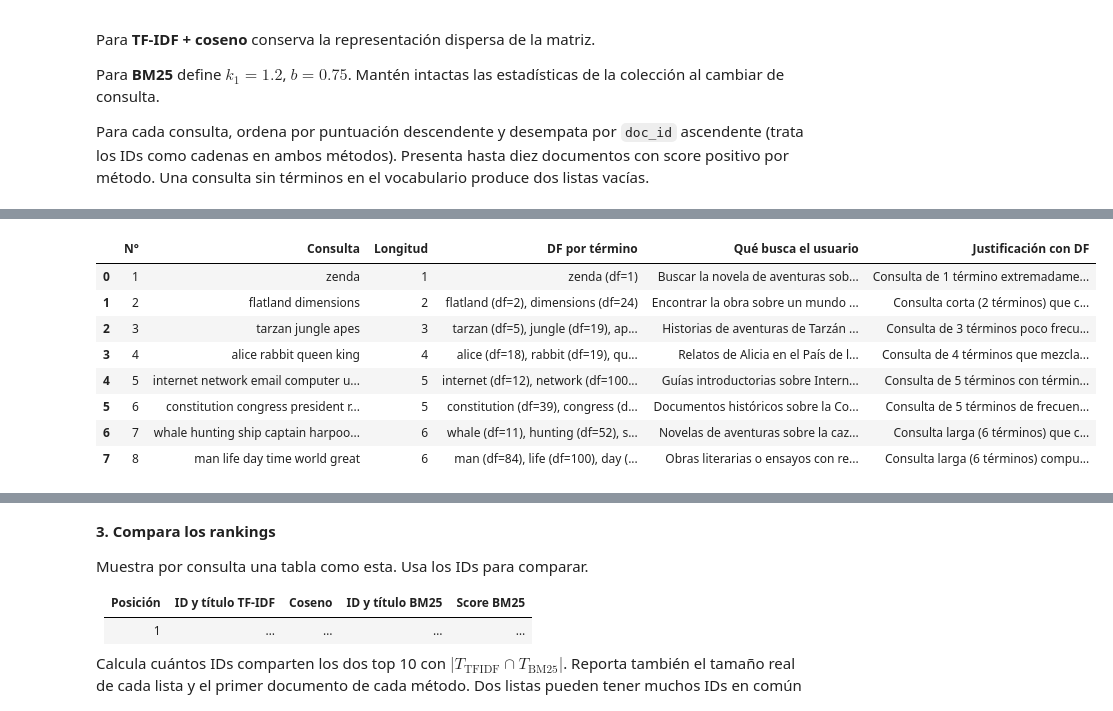
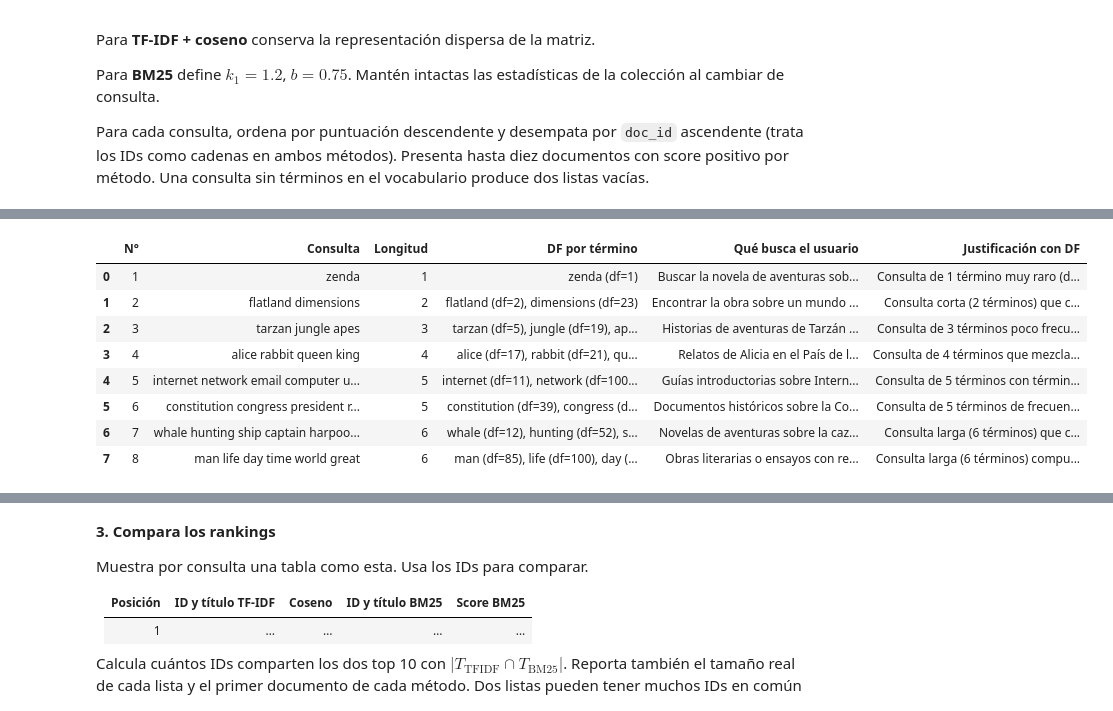
Before and after one commit to BrandonFreire/Notebooks-RI, a Jupyter notebook: IB/BM25/04_bm25.ipynb, the cells around one changed output, grey strips where cells are left out. Cells and saved outputs as stored; diff of their text form; code cells hidden in the pictures.

```diff
--- a/IB/BM25/04_bm25.ipynb
+++ b/IB/BM25/04_bm25.ipynb
@@ -152,12 +174,12 @@ consultas = [
     {
         'consulta': 'zenda',
         'necesidad': 'Buscar la novela de aventuras sobre el prisionero de Zenda.',
-        'justificacion_df': 'Consulta de 1 término extremadamente raro (df=1: solo aparece en 1 documento).'
+        'justificacion_df': 'Consulta de 1 término muy raro (df=1: solo aparece en 1 documento).'
     },
     {
         'consulta': 'flatland dimensions',
         'necesidad': 'Encontrar la obra sobre un mundo geométrico de múltiples dimensiones.',
-        'justificacion_df': 'Consulta corta (2 términos) que combina un término muy raro (flatland, df=2) con uno de frecuencia media-baja (dimensions, df=24).'
+        'justificacion_df': 'Consulta corta (2 términos) que combina un término muy raro (flatland, df=2) con uno de frecuencia media-baja (dimensions, df=23).'
     },
     {
         'consulta': 'tarzan jungle apes',
@@ -167,40 +189,45 @@ consultas = [
     {
         'consulta': 'alice rabbit queen king',
         'necesidad': 'Relatos de Alicia en el País de las Maravillas, el conejo blanco y los reyes.',
-        'justificacion_df': 'Consulta de 4 términos que mezcla términos poco frecuentes (alice df=18, rabbit df=19) con frecuentes (queen df=49, king df=62).'
+        'justificacion_df': 'Consulta de 4 términos que mezcla términos poco frecuentes (alice df=17, rabbit df=21) con frecuentes (queen df=50, king df=63).'
     },
     {
         'consulta': 'internet network email computer users',
         'necesidad': 'Guías introductorias sobre Internet, redes de computadoras y correo electrónico.',
-        'justificacion_df': 'Consulta de 5 términos con términos específicos (internet df=12, users df=16) y términos muy frecuentes presentes en las cabeceras del corpus (df=100).'
+        'justificacion_df': 'Consulta de 5 términos con términos específicos (internet df=11, users df=15) y términos muy frecuentes presentes en las cabeceras del corpus (df=100).'
     },
     {
         'consulta': 'constitution congress president rights government',
         'necesidad': 'Documentos históricos sobre la Constitución, el Congreso y el gobierno de Estados Unidos.',
-        'justificacion_df': 'Consulta de 5 términos de frecuencia media y alta (congress df=33, constitution df=39, president df=41, rights df=59, government df=61).'
+        'justificacion_df': 'Consulta de 5 términos de frecuencia media y alta (congress df=34, constitution df=39, president df=43, rights df=61, government df=62).'
     },
     {
         'consulta': 'whale hunting ship captain harpoon sea',
         'necesidad': 'Novelas de aventuras sobre la caza de ballenas con arpón en altamar.',
-        'justificacion_df': 'Consulta larga (6 términos) que combina términos muy raros (harpoon df=3, whale df=11) con términos frecuentes (captain df=47, ship df=51, hunting df=52, sea df=69).'
+        'justificacion_df': 'Consulta larga (6 términos) que combina términos muy raros (harpoon df=3, whale df=12) con términos frecuentes (captain df=48, ship df=51, hunting df=52, sea df=69).'
     },
     {
         'consulta': 'man life day time world great',
         'necesidad': 'Obras literarias o ensayos con reflexiones generales sobre el ser humano, la vida y el tiempo.',
-        'justificacion_df': 'Consulta larga (6 términos) compuesta exclusivamente por términos muy frecuentes en la colección (df entre 84 y 100).'
+        'justificacion_df': 'Consulta larga (6 términos) compuesta exclusivamente por términos muy frecuentes en la colección (df entre 85 y 100).'
     }
 ]
 
-# Resumen de las 8 consultas y sus valores de DF
+# Tabla con las 8 consultas y sus valores de DF
 filas_consultas = []
 for idx_q, c in enumerate(consultas, start=1):
     c['tokens'] = preprocesar(c['consulta'])
-    dfs_consulta = {t: df_terminos.get(t, 0) for t in c['tokens']}
+
+    partes_df = []
+    for t in c['tokens']:
+        df_val = df_terminos.get(t, 0)
+        partes_df.append(f"{t} (df={df_val})")
+
     filas_consultas.append({
         'N°': idx_q,
         'Consulta': c['consulta'],
         'Longitud': len(c['tokens']),
-        'DF por término': ', '.join(f"{t} (df={d})" for t, d in dfs_consulta.items()),
+        'DF por término': ', '.join(partes_df),
         'Qué busca el usuario': c['necesidad'],
         'Justificación con DF': c['justificacion_df']
     })
@@ -220,6 +247,7 @@ vectorizador_tfidf = TfidfVectorizer(
     sublinear_tf=False,
     norm=None
 )
+
 # Se conserva la matriz dispersa CSR
 matriz_tfidf_dispersa = vectorizador_tfidf.fit_transform(tabla_corpus['tokens'])
 print(f"Matriz TF-IDF dispersa: tipo={type(matriz_tfidf_dispersa).__name__}, forma={matriz_tfidf_dispersa.shape}, elementos no cero={matriz_tfidf_dispersa.nnz}")
@@ -228,36 +256,45 @@ print(f"Matriz TF-IDF dispersa: tipo={type(matriz_tfidf_dispersa).__name__}, for
 K1_BASE = 1.2
 B_BASE = 0.75
 
-longitudes_docs = [len(tokens) for tokens in tabla_corpus['tokens']]
+longitudes_docs = []
+conteos_docs = []
+for tokens in tabla_corpus['tokens']:
+    longitudes_docs.append(len(tokens))
+    conteos_docs.append(Counter(tokens))
+
 avgdl = sum(longitudes_docs) / N
-conteos_docs = [Counter(tokens) for tokens in tabla_corpus['tokens']]
 print(f"Estadísticas fijas de BM25: N={N}, avgdl={avgdl:.2f} tokens, k1={K1_BASE}, b={B_BASE}")
 
 # Funciones de búsqueda y ranking con desempate por doc_id ascendente
 def buscar_tfidf_coseno(tokens_consulta, top_k=10):
     tokens_validos = [t for t in tokens_consulta if t in df_terminos]
-    if not tokens_validos:
+    if len(tokens_validos) == 0:
         return []
+
     vector_q = vectorizador_tfidf.transform([tokens_consulta])
     scores = cosine_similarity(vector_q, matriz_tfidf_dispersa)[0]
-    resultados = [
-        {
-            'doc_id': str(ids_documentos[i]),
-            'titulo': titulos[i],
-            'score': float(scores[i]),
-            'indice_doc': i
-        }
-        for i in range(N) if scores[i] > 0
-    ]
+
+    resultados = []
+    for i in range(N):
+        if scores[i] > 0:
+            resultados.append({
+                'doc_id': str(ids_documentos[i]),
+                'titulo': titulos[i],
+                'score': float(scores[i]),
+                'indice_doc': i
+            })
+
     resultados.sort(key=lambda r: (-r['score'], str(r['doc_id'])))
     return resultados[:top_k]
 
 def aporte_termino_bm25(termino, indice_doc, k1=K1_BASE, b=B_BASE):
     if termino not in idf_terminos:
         return 0.0
+
     tf = conteos_docs[indice_doc][termino]
     if tf == 0:
         return 0.0
+
     dl = longitudes_docs[indice_doc]
     idf = idf_terminos[termino]
     numerador = tf * (k1 + 1.0)
@@ -266,11 +303,15 @@ def aporte_termino_bm25(termino, indice_doc, k1=K1_BASE, b=B_BASE):
 
 def buscar_bm25(tokens_consulta, k1=K1_BASE, b=B_BASE, top_k=10):
     tokens_validos = [t for t in tokens_consulta if t in df_terminos]
-    if not tokens_validos:
+    if len(tokens_validos) == 0:
         return []
+
     resultados = []
     for i in range(N):
-        score = sum(aporte_termino_bm25(t, i, k1=k1, b=b) for t in tokens_validos)
+        score = 0.0
+        for t in tokens_validos:
+            score += aporte_termino_bm25(t, i, k1=k1, b=b)
+
         if score > 0:
             resultados.append({
                 'doc_id': str(ids_documentos[i]),
@@ -278,6 +319,7 @@ def buscar_bm25(tokens_consulta, k1=K1_BASE, b=B_BASE, top_k=10):
                 'score': float(score),
                 'indice_doc': i
             })
+
     resultados.sort(key=lambda r: (-r['score'], str(r['doc_id'])))
     return resultados[:top_k]
 
@@ -286,7 +328,7 @@ for c in consultas:
     c['top_tfidf'] = buscar_tfidf_coseno(c['tokens'], top_k=10)
     c['top_bm25'] = buscar_bm25(c['tokens'], k1=K1_BASE, b=B_BASE, top_k=10)
 
-# Consulta vacía sin términos en el vocabulario
+# Consulta sin términos en el vocabulario
 consulta_vacia = preprocesar('quantumcomputing blockchainxyzw')
 print(
     "\nVerificación de consulta sin términos en el vocabulario ('quantumcomputing blockchainxyzw'):",
@@ -302,9 +340,9 @@ Verificación de consulta sin términos en el vocabulario ('quantumcomputing blo
 |  | N° | Consulta | Longitud | DF por término | Qué busca el usuario | Justificación con DF |
-| 0 | 1 | zenda | 1 | zenda (df=1) | Buscar la novela de aventuras sob... | Consulta de 1 término extremadame... |
-| 1 | 2 | flatland dimensions | 2 | flatland (df=2), dimensions (df=24) | Encontrar la obra sobre un mundo ... | Consulta corta (2 términos) que c... |
+| 0 | 1 | zenda | 1 | zenda (df=1) | Buscar la novela de aventuras sob... | Consulta de 1 término muy raro (d... |
+| 1 | 2 | flatland dimensions | 2 | flatland (df=2), dimensions (df=23) | Encontrar la obra sobre un mundo ... | Consulta corta (2 términos) que c... |
 | 2 | 3 | tarzan jungle apes | 3 | tarzan (df=5), jungle (df=19), ap... | Historias de aventuras de Tarzán ... | Consulta de 3 términos poco frecu... |
-| 3 | 4 | alice rabbit queen king | 4 | alice (df=18), rabbit (df=19), qu... | Relatos de Alicia en el País de l... | Consulta de 4 términos que mezcla... |
-| 4 | 5 | internet network email computer u... | 5 | internet (df=12), network (df=100... | Guías introductorias sobre Intern... | Consulta de 5 términos con términ... |
+| 3 | 4 | alice rabbit queen king | 4 | alice (df=17), rabbit (df=21), qu... | Relatos de Alicia en el País de l... | Consulta de 4 términos que mezcla... |
+| 4 | 5 | internet network email computer u... | 5 | internet (df=11), network (df=100... | Guías introductorias sobre Intern... | Consulta de 5 términos con términ... |
 | 5 | 6 | constitution congress president r... | 5 | constitution (df=39), congress (d... | Documentos históricos sobre la Co... | Consulta de 5 términos de frecuen... |
-| 6 | 7 | whale hunting ship captain harpoo... | 6 | whale (df=11), hunting (df=52), s... | Novelas de aventuras sobre la caz... | Consulta larga (6 términos) que c... |
-| 7 | 8 | man life day time world great | 6 | man (df=84), life (df=100), day (... | Obras literarias o ensayos con re... | Consulta larga (6 términos) compu... |
+| 6 | 7 | whale hunting ship captain harpoo... | 6 | whale (df=12), hunting (df=52), s... | Novelas de aventuras sobre la caz... | Consulta larga (6 términos) que c... |
+| 7 | 8 | man life day time world great | 6 | man (df=85), life (df=100), day (... | Obras literarias o ensayos con re... | Consulta larga (6 términos) compu... |
```
Also changed, not shown: parts of 6 cells of this notebook.
